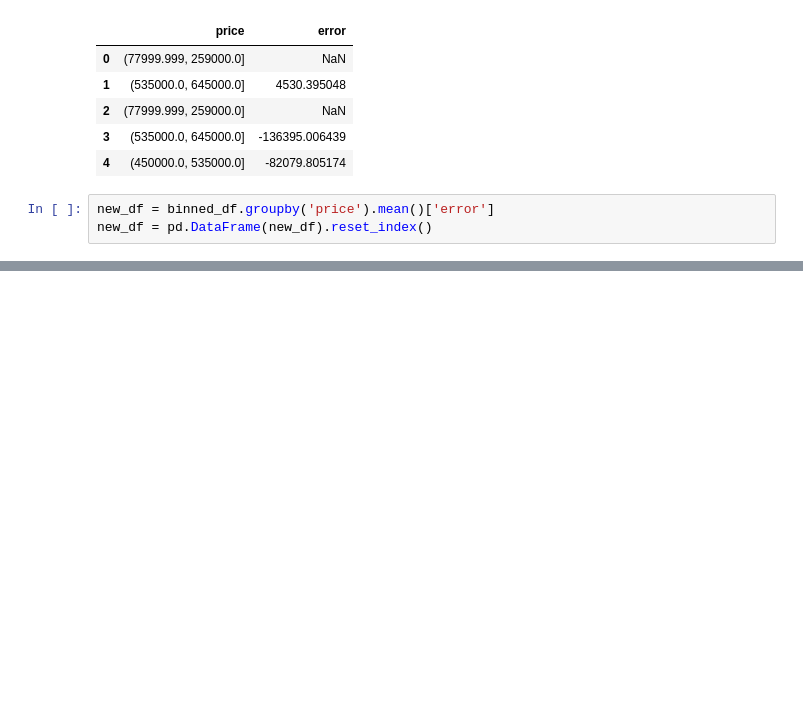
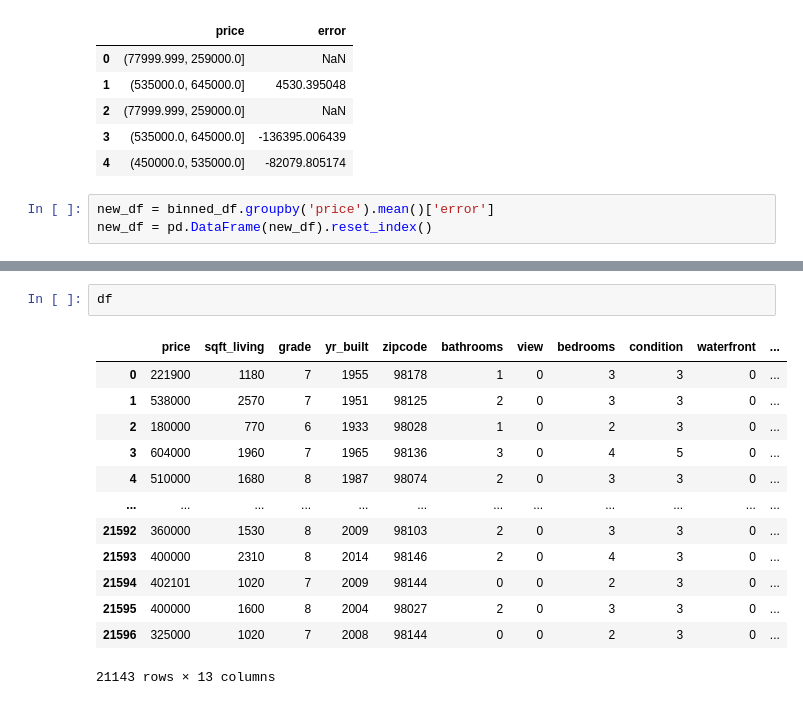
Before and after one commit to gkwarner/bsc-phase-two-project, a Jupyter notebook: notebooks/report.ipynb, the cells around one changed output, grey strips where cells are left out. Cells and saved outputs as stored; diff of their text form; blank space fills up the shorter version.

```diff
--- a/notebooks/report.ipynb
+++ b/notebooks/report.ipynb
@@ -341,0 +355,16 @@ We can see from our model evaluation that it preforms best in prices from 385000
+# %%
+df
+# %% [output]
+|  | price | sqft_living | grade | yr_built | zipcode | bathrooms | view | bedrooms | condition | waterfront | ... |
+| 0 | 221900 | 1180 | 7 | 1955 | 98178 | 1 | 0 | 3 | 3 | 0 | ... |
+| 1 | 538000 | 2570 | 7 | 1951 | 98125 | 2 | 0 | 3 | 3 | 0 | ... |
+| 2 | 180000 | 770 | 6 | 1933 | 98028 | 1 | 0 | 2 | 3 | 0 | ... |
+| 3 | 604000 | 1960 | 7 | 1965 | 98136 | 3 | 0 | 4 | 5 | 0 | ... |
+| 4 | 510000 | 1680 | 8 | 1987 | 98074 | 2 | 0 | 3 | 3 | 0 | ... |
+| ... | ... | ... | ... | ... | ... | ... | ... | ... | ... | ... | ... |
+| 21592 | 360000 | 1530 | 8 | 2009 | 98103 | 2 | 0 | 3 | 3 | 0 | ... |
+| 21593 | 400000 | 2310 | 8 | 2014 | 98146 | 2 | 0 | 4 | 3 | 0 | ... |
+| 21594 | 402101 | 1020 | 7 | 2009 | 98144 | 0 | 0 | 2 | 3 | 0 | ... |
+| 21595 | 400000 | 1600 | 8 | 2004 | 98027 | 2 | 0 | 3 | 3 | 0 | ... |
+| 21596 | 325000 | 1020 | 7 | 2008 | 98144 | 0 | 0 | 2 | 3 | 0 | ... |
+21143 rows × 13 columns
```
Also changed, not shown: parts of 5 cells of this notebook, 8 other files.
